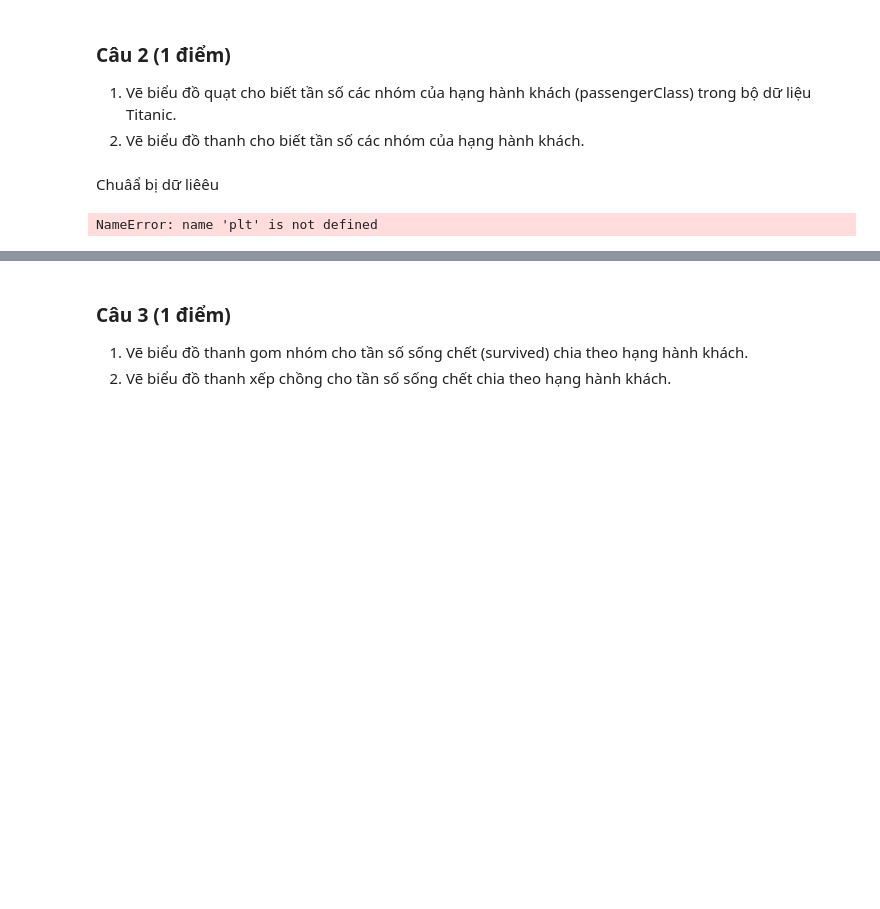
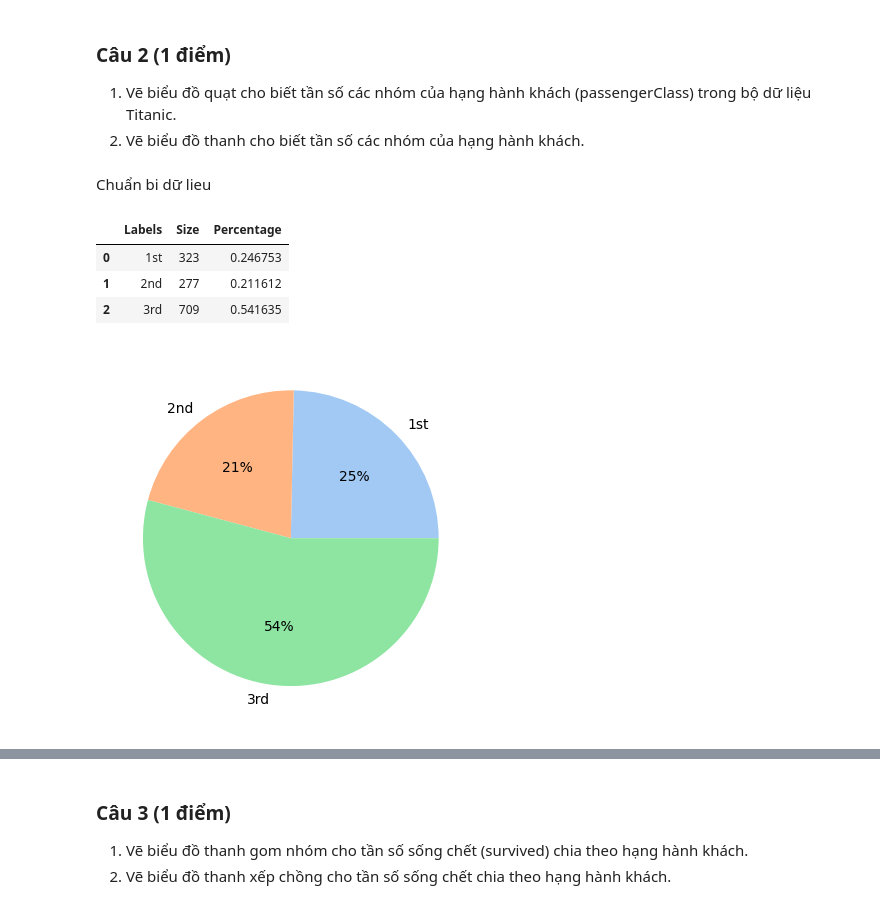
Before and after one commit to tonypham90/TKUD_KHTN, a Jupyter notebook: BT/BT2/Baitap2.ipynb, the cells around one changed output, grey strips where cells are left out. Drawn from its saved outputs; the diff is of its cells as text; code cells hidden in the pictures; blank space fills up the shorter version.

```diff
--- a/BT/BT2/Baitap2.ipynb
+++ b/BT/BT2/Baitap2.ipynb
@@ -125,10 +126,28 @@ Name: survived, dtype: object
 
 1. Vẽ biểu đồ quạt cho biết tần số các nhóm của hạng hành khách (passengerClass) trong bộ dữ liệu Titanic.
 1. Vẽ biểu đồ thanh cho biết tần số các nhóm của hạng hành khách.
-# %% [markdown]
-Chuâẩ bị dữ liêêu
-# %%
-
-plt.pie(titanic[''])
-# %% [output]
-NameError: name 'plt' is not defined
+# %% [markdown]
+Chuẩn bi dữ lieu
+# %%
+
+# plt.pie(titanic['passengerClass'])
+# passenger = titanic['passengerClass'].unique()
+#Define color to use
+colors = sns.color_palette('pastel')[0:5]
+passenger = pd.Series(titanic['passengerClass']).value_counts().sort_index().reset_index().reset_index(drop=True)
+passenger.columns = ['Labels', 'Size']
+total = passenger['Size'].sum()
+passenger['Percentage'] = passenger['Size']/total
+passenger
+# %% [output]
+|  | Labels | Size | Percentage |
+| 0 | 1st | 323 | 0.246753 |
+| 1 | 2nd | 277 | 0.211612 |
+| 2 | 3rd | 709 | 0.541635 |
+# %%
+fig, ax = plt.subplots()
+ax.pie(passenger["Size"],labels=passenger['Labels'],autopct='%.0f%%', colors=colors)
+
+plt.show()
+# %% [output]
+[figure, added]
```
Also changed, not shown: parts of 8 cells of this notebook.
